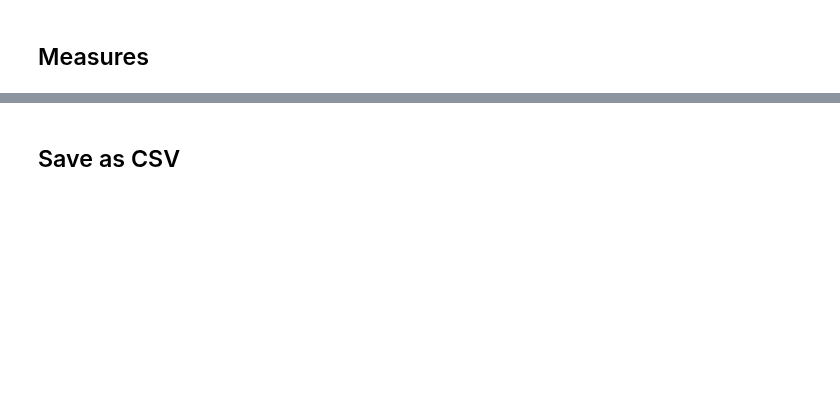
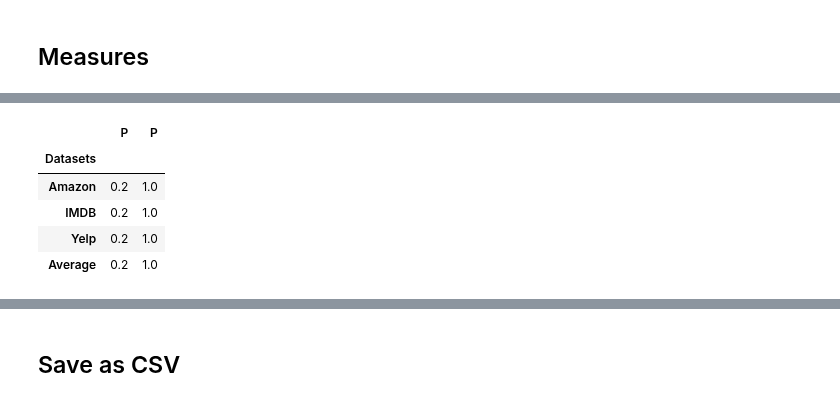
Before and after one commit to devasenan134/GA-SC, a Jupyter notebook: performance_measure/performance_measures.ipynb, the cells around one changed output, grey strips where cells are left out. Drawn from its saved outputs; the diff is of its cells as text; code cells hidden in the pictures; blank space fills up the shorter version.

```diff
--- a/performance_measure/performance_measures.ipynb
+++ b/performance_measure/performance_measures.ipynb
@@ -128,3 +123,0 @@ def likelihood_of_evolution_leap(az, imdb, yelp, runs):
-# %%
-def probability_of_convergence():
-    pass
@@ -140,0 +124,30 @@ def t_test():
+# %%
+def probability_of_convergence(az, imdb, yelp, success_thresh, runs):
+    az_count = 0
+    imdb_count = 0
+    yelp_count = 0
+
+    for i in range(runs):
+        if az.iloc[i, -2] >= success_thresh:
+            az_count += 1
+        if imdb.iloc[i, -2] >= success_thresh:
+            imdb_count += 1
+        if yelp.iloc[i, -2] >= success_thresh:
+            yelp_count += 1
+
+    cols = ["P"]
+    index_col = ["Amazon", "IMDB", "Yelp", "Average"]
+
+    data = [
+        az_count/runs,
+        imdb_count/runs,
+        yelp_count/runs
+    ]
+
+    pc = pd.DataFrame(data, columns=cols)
+    pc = pc.append(pc.mean(), ignore_index=True)
+
+    pc.index = index_col
+    pc.index.name = "Datasets"
+
+    return pc
@@ -194,0 +322,12 @@ el
+# %%
+pc_ga = probability_of_convergence(ga_az, ga_az, ga_az, success_thresh, runs)
+pc_kbga = probability_of_convergence(kbga_az, kbga_az, kbga_az, success_thresh, runs)
+pc = pd.concat([pc_ga, pc_kbga], axis=1)
+pc
+# %% [output]
+|  | P | P |
+| Datasets |  |  |
+| Amazon | 0.2 | 1.0 |
+| IMDB | 0.2 | 1.0 |
+| Yelp | 0.2 | 1.0 |
+| Average | 0.2 | 1.0 |
```
Also changed, not shown: parts of 18 cells of this notebook.
